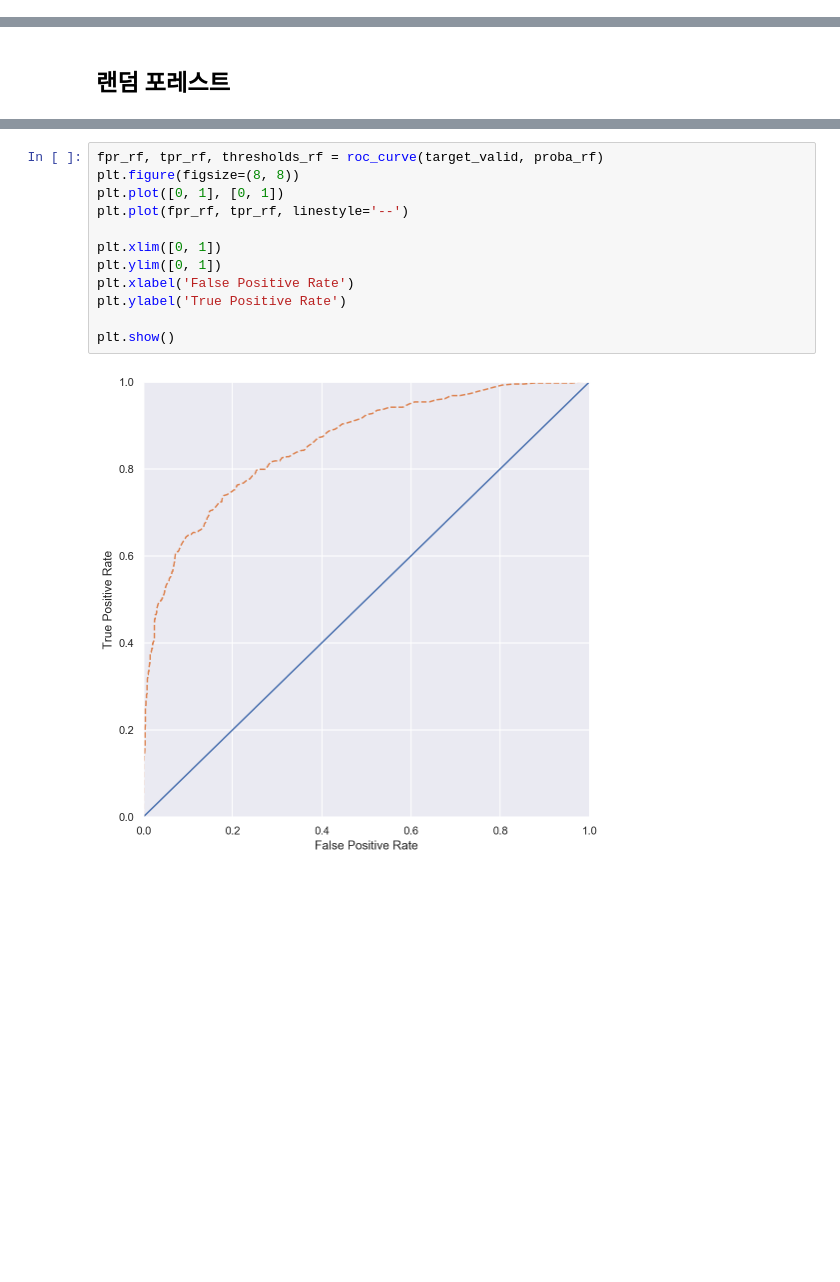
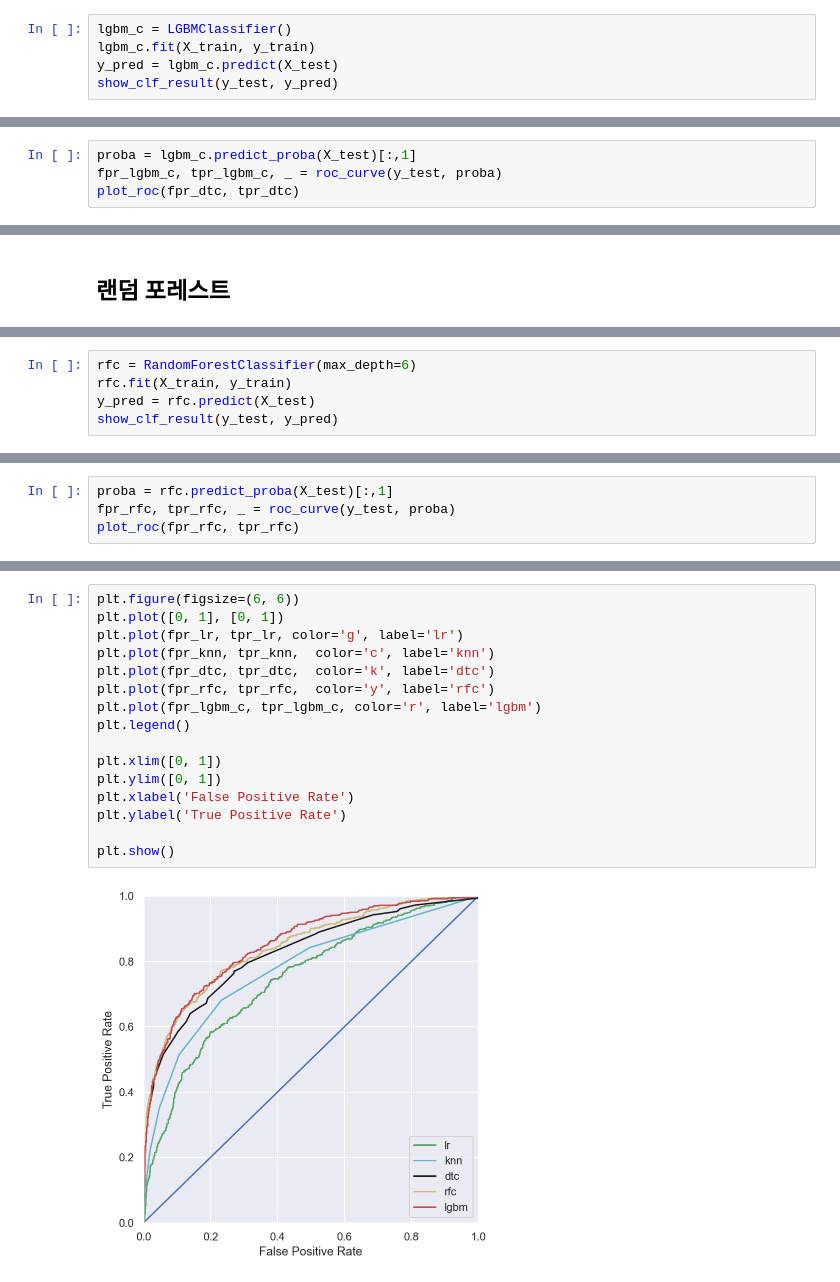
Before and after one commit to StillWork/lg1017, a Jupyter notebook: f_54_BankChurnAnalysis.ipynb, the cells around one changed output, grey strips where cells are left out. Cells and saved outputs as stored; diff of their text form; blank space fills up the shorter version.

```diff
--- a/f_54_BankChurnAnalysis.ipynb
+++ b/f_54_BankChurnAnalysis.ipynb
@@ -421,0 +461,5 @@ plt.show()
+# %%
+lgbm_c = LGBMClassifier()
+lgbm_c.fit(X_train, y_train)
+y_pred = lgbm_c.predict(X_test)
+show_clf_result(y_test, y_pred)
@@ -421,0 +481,4 @@ plt.show()
+# %%
+proba = lgbm_c.predict_proba(X_test)[:,1]
+fpr_lgbm_c, tpr_lgbm_c, _ = roc_curve(y_test, proba)
+plot_roc(fpr_dtc, tpr_dtc)
@@ -455,0 +489,5 @@ print(auc_roc)
+# %%
+rfc = RandomForestClassifier(max_depth=6)
+rfc.fit(X_train, y_train)
+y_pred = rfc.predict(X_test)
+show_clf_result(y_test, y_pred)
@@ -455,0 +505,4 @@ print(auc_roc)
+# %%
+proba = rfc.predict_proba(X_test)[:,1]
+fpr_rfc, tpr_rfc, _ = roc_curve(y_test, proba)
+plot_roc(fpr_rfc, tpr_rfc)
@@ -456,14 +513,18 @@ print(auc_roc)
 # %%
-fpr_rf, tpr_rf, thresholds_rf = roc_curve(target_valid, proba_rf)
-plt.figure(figsize=(8, 8))
+plt.figure(figsize=(6, 6))
 plt.plot([0, 1], [0, 1])
-plt.plot(fpr_rf, tpr_rf, linestyle='--')
+plt.plot(fpr_lr, tpr_lr, color='g', label='lr')
+plt.plot(fpr_knn, tpr_knn,  color='c', label='knn')
+plt.plot(fpr_dtc, tpr_dtc,  color='k', label='dtc')
+plt.plot(fpr_rfc, tpr_rfc,  color='y', label='rfc')
+plt.plot(fpr_lgbm_c, tpr_lgbm_c, color='r', label='lgbm')
+plt.legend()
 
 plt.xlim([0, 1])
 plt.ylim([0, 1])
 plt.xlabel('False Positive Rate')
 plt.ylabel('True Positive Rate')
 
 plt.show()
 # %% [output]
-[figure, old version]
+[figure, new version]
```
Also changed, not shown: parts of 120 cells of this notebook, 4 other files.
